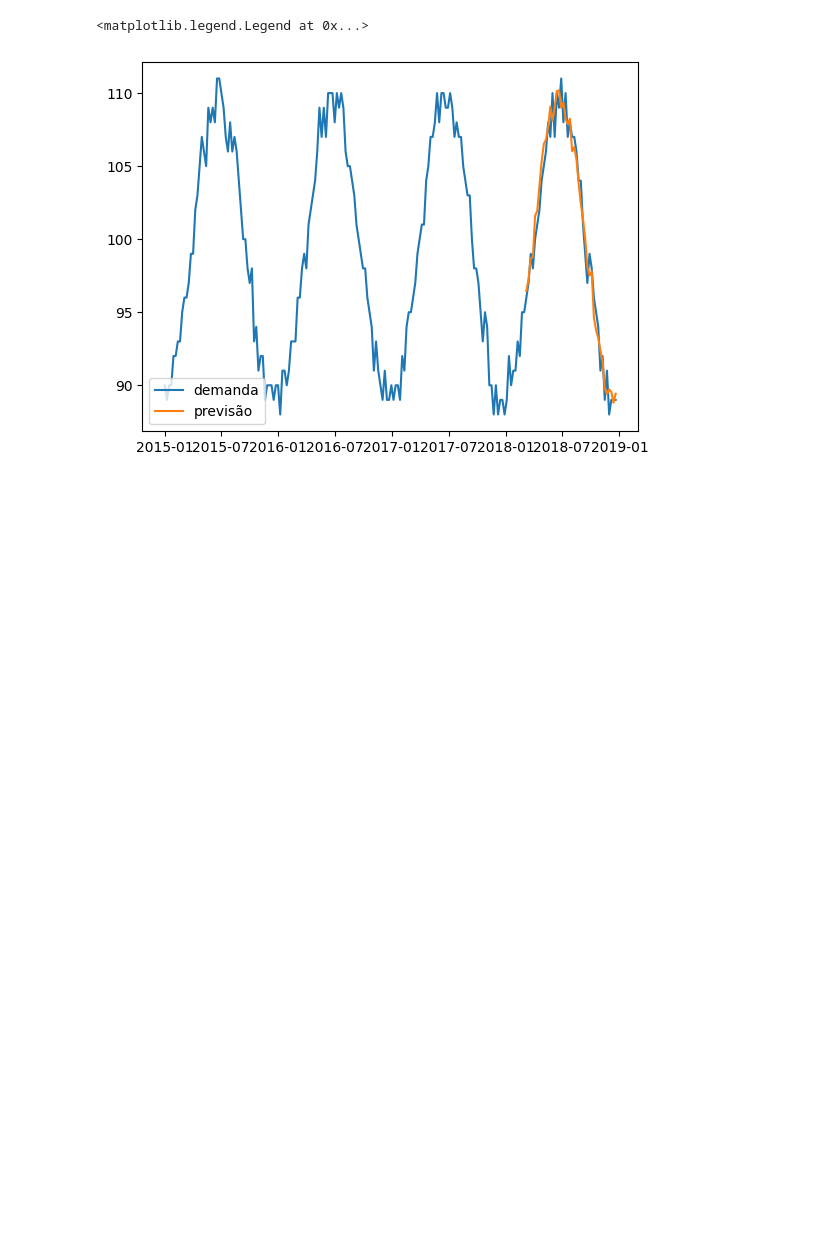
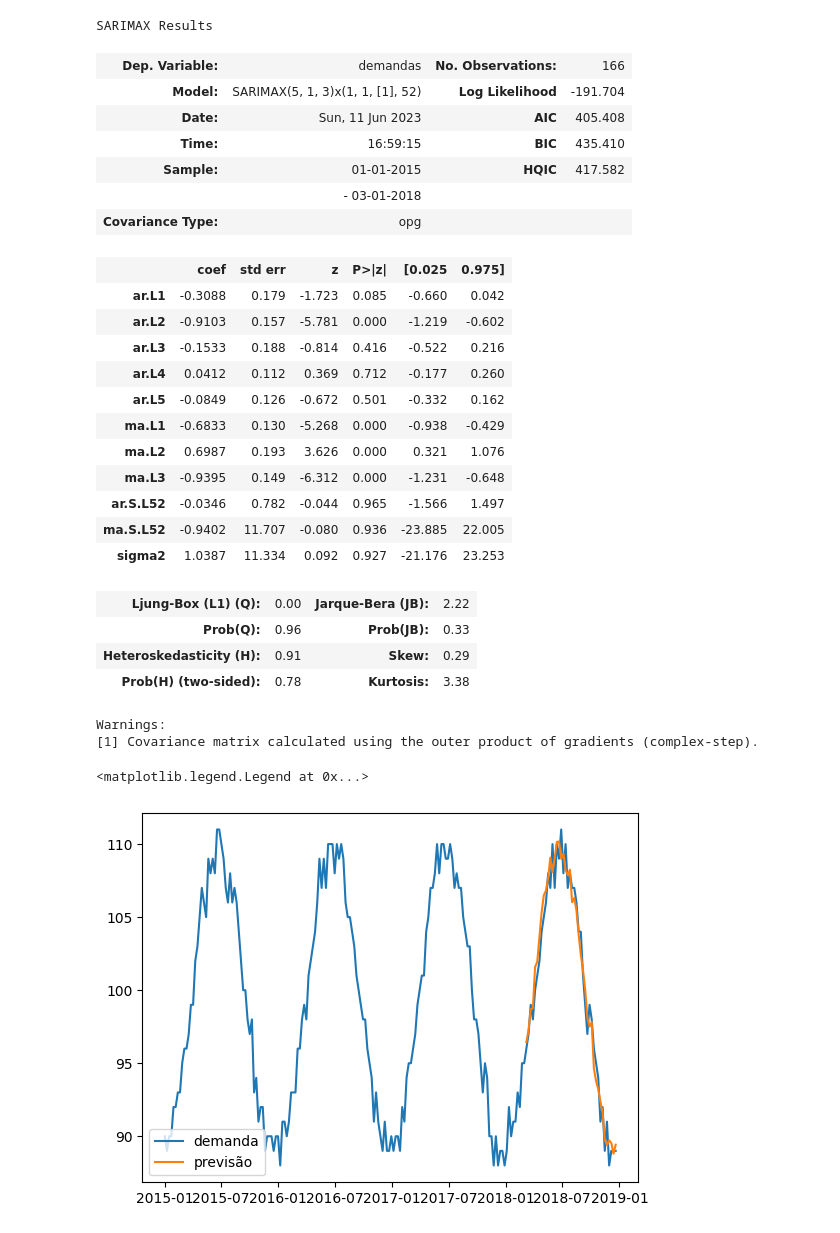
Before and after one commit to MarcioB1999/Prev_For_ULS, a Jupyter notebook: Modelos_previsao/Sarimax_previsoes.ipynb, the cells around one changed output. Drawn from its saved outputs; the diff is of its cells as text; code cells hidden in the pictures; blank space fills up the shorter version.

Commit message:
adicionando testes de estacionariedade e algumas estatisticas sarimax

```diff
--- a/Modelos_previsao/Sarimax_previsoes.ipynb
+++ b/Modelos_previsao/Sarimax_previsoes.ipynb
@@ -35,6 +35,35 @@ df_train, df_test = df_demandas.iloc[:166],df_demandas.iloc[166:]
 # %%
 model=sm.tsa.statespace.SARIMAX(df_train,**params)
 results=model.fit()
+# %%
+results.summary()
+# %% [output]
+SARIMAX Results
+| Dep. Variable: | demandas | No. Observations: | 166 |
+| Model: | SARIMAX(5, 1, 3)x(1, 1, [1], 52) | Log Likelihood | -191.704 |
+| Date: | Sun, 11 Jun 2023 | AIC | 405.408 |
+| Time: | 16:59:15 | BIC | 435.410 |
+| Sample: | 01-01-2015 | HQIC | 417.582 |
+|  | - 03-01-2018 |  |  |
+| Covariance Type: | opg |  |  |
+|  | coef | std err | z | P>|z| | [0.025 | 0.975] |
+| ar.L1 | -0.3088 | 0.179 | -1.723 | 0.085 | -0.660 | 0.042 |
+| ar.L2 | -0.9103 | 0.157 | -5.781 | 0.000 | -1.219 | -0.602 |
+| ar.L3 | -0.1533 | 0.188 | -0.814 | 0.416 | -0.522 | 0.216 |
+| ar.L4 | 0.0412 | 0.112 | 0.369 | 0.712 | -0.177 | 0.260 |
+| ar.L5 | -0.0849 | 0.126 | -0.672 | 0.501 | -0.332 | 0.162 |
+| ma.L1 | -0.6833 | 0.130 | -5.268 | 0.000 | -0.938 | -0.429 |
+| ma.L2 | 0.6987 | 0.193 | 3.626 | 0.000 | 0.321 | 1.076 |
+| ma.L3 | -0.9395 | 0.149 | -6.312 | 0.000 | -1.231 | -0.648 |
+| ar.S.L52 | -0.0346 | 0.782 | -0.044 | 0.965 | -1.566 | 1.497 |
+| ma.S.L52 | -0.9402 | 11.707 | -0.080 | 0.936 | -23.885 | 22.005 |
+| sigma2 | 1.0387 | 11.334 | 0.092 | 0.927 | -21.176 | 23.253 |
+| Ljung-Box (L1) (Q): | 0.00 | Jarque-Bera (JB): | 2.22 |
+| Prob(Q): | 0.96 | Prob(JB): | 0.33 |
+| Heteroskedasticity (H): | 0.91 | Skew: | 0.29 |
+| Prob(H) (two-sided): | 0.78 | Kurtosis: | 3.38 |
+Warnings:
+[1] Covariance matrix calculated using the outer product of gradients (complex-step).
 # %%
 previsao_test = results.predict(start=len(df_train),end=len(df_train)+len(df_test)-1,dynamic=True)
 # %%
```
Also changed, not shown: parts of 2 cells of this notebook, 1 other file.
